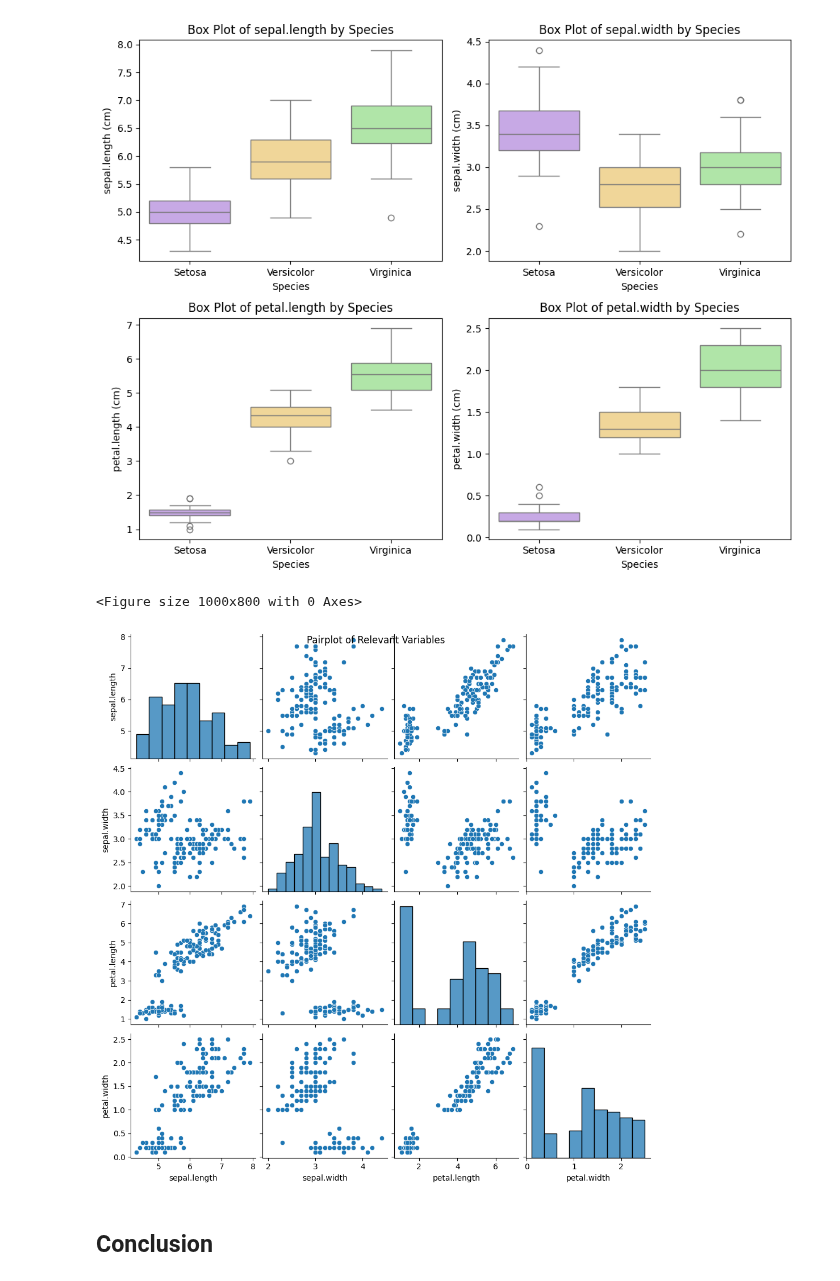
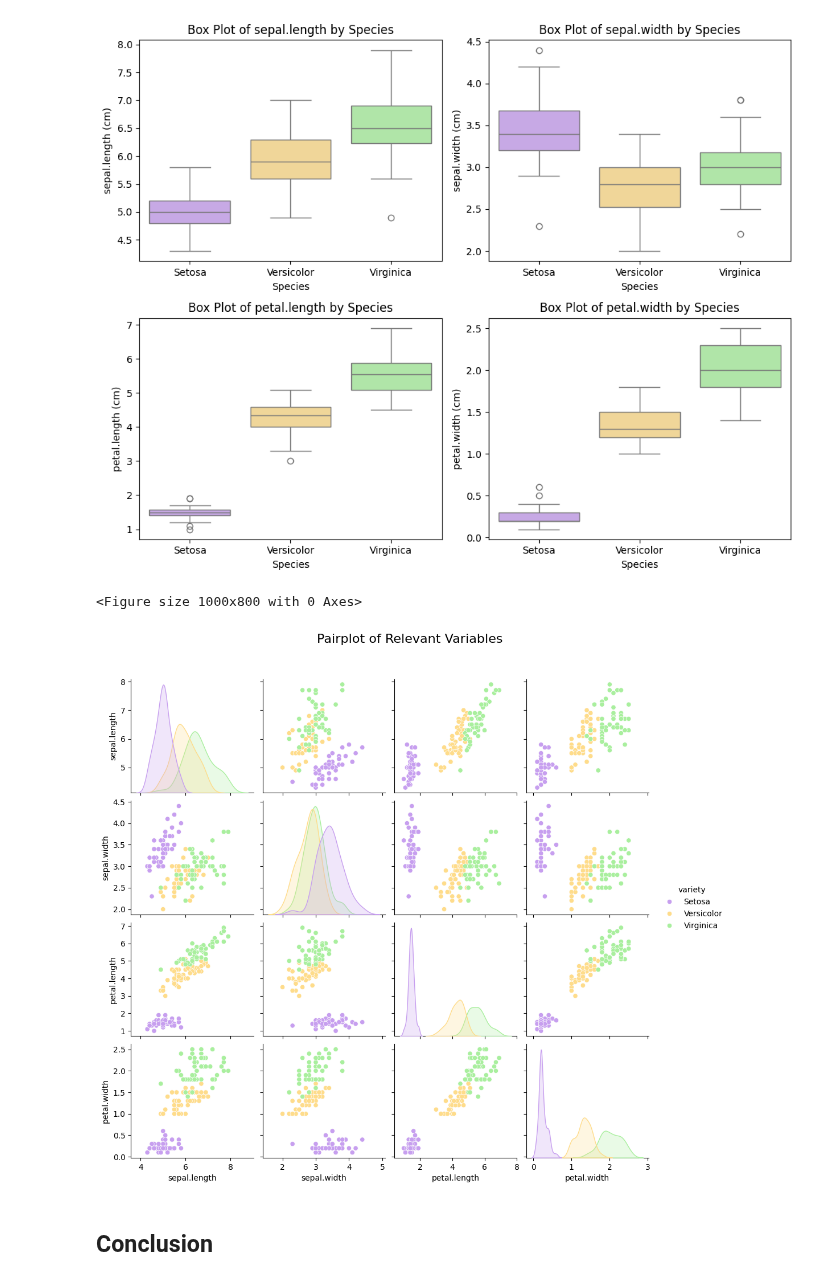
Before and after one commit to claretubs/fundamentals-data-analysis-project, a Jupyter notebook: project.ipynb, the cells around one changed output. Cells and saved outputs as stored; diff of their text form; code cells hidden in the pictures.

Commit message:
Color palette changed

```diff
--- a/project.ipynb
+++ b/project.ipynb
@@ -286,13 +286,17 @@ plt.show()
 # %%
 # Pairplot.
 # https://www.geeksforgeeks.org/python-seaborn-pairplot-method/
 plt.figure(figsize=(10, 8))
-sns.pairplot(iris_data)
-plt.suptitle("Pairplot of Relevant Variables")
+pair_plot = sns.pairplot(iris_data, hue="variety", palette=colors)
+
+# Add a custom legend.
+pair_plot.fig.subplots_adjust(top=0.9)
+pair_plot.fig.suptitle("Pairplot of Relevant Variables", fontsize=16)
+
 plt.show()
 # %% [output]
 <Figure size 1000x800 with 0 Axes>
-[figure, old version]
+[figure, new version]
 # %% [markdown]
 ## Conclusion
 # %% [markdown]
```
Also changed, not shown: parts of 2 cells of this notebook.
